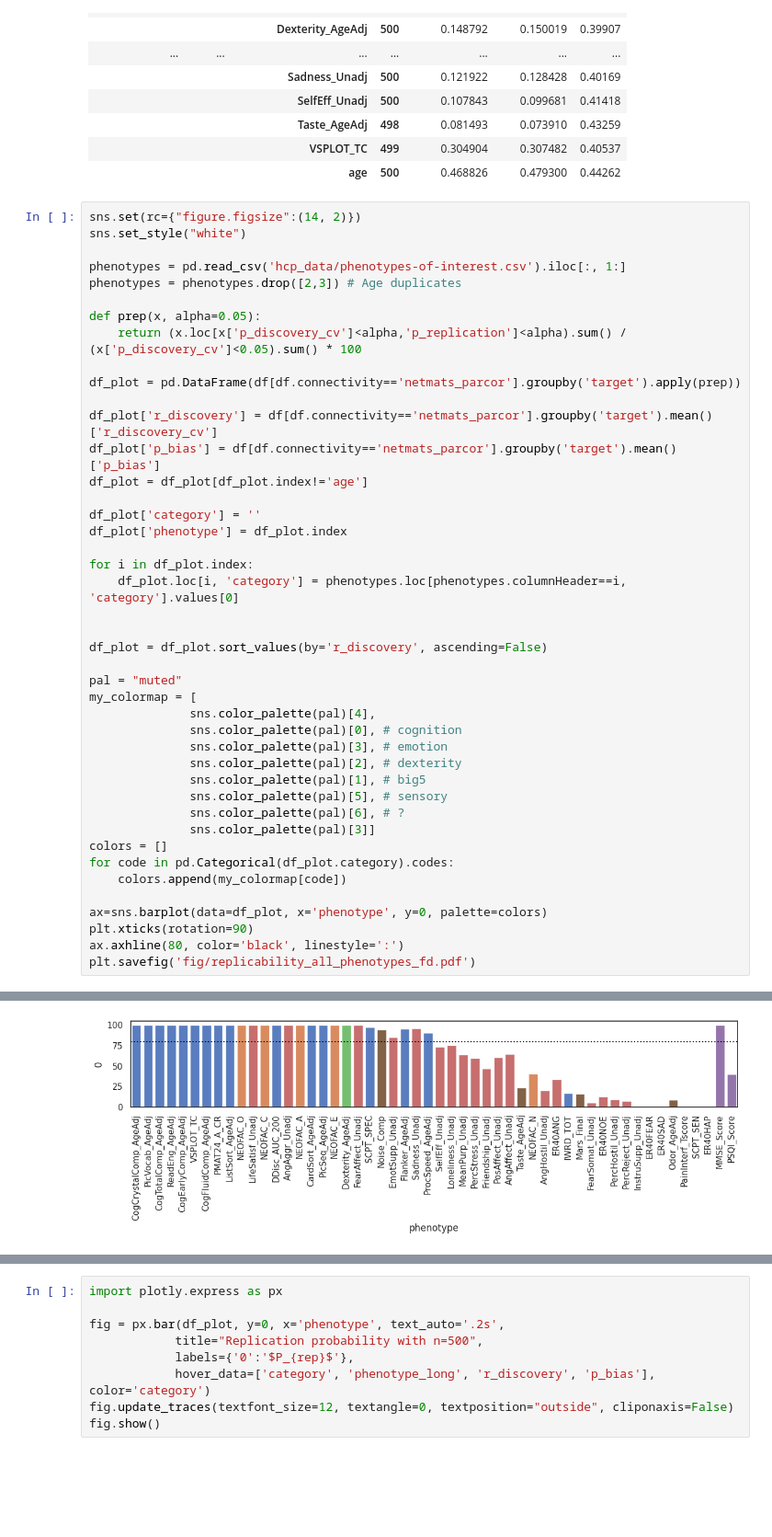
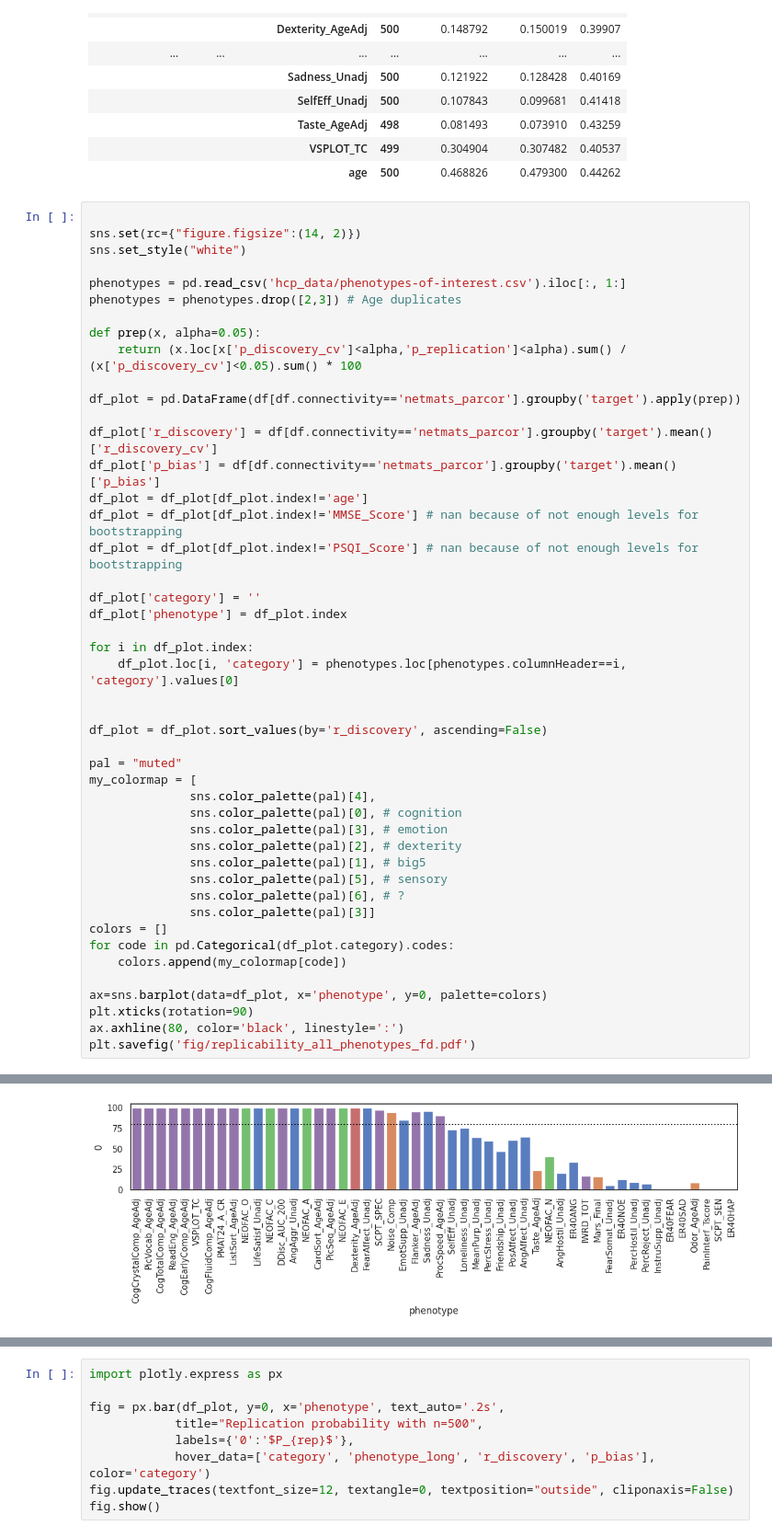
Before and after one commit to spisakt/BWAS_comment, a Jupyter notebook: multivariate_BWAS_replicability_analysis_FC_extensive_motion.ipynb, the cells around one changed output, grey strips where cells are left out. Shown at 92% size. Saved outputs shown, nothing was run; the diff lists cells and outputs as text; blank space fills up the shorter version.

Commit message:
plotly figures patched

```diff
--- a/multivariate_BWAS_replicability_analysis_FC_extensive_motion.ipynb
+++ b/multivariate_BWAS_replicability_analysis_FC_extensive_motion.ipynb
@@ -344,6 +344,7 @@ df.groupby(['connectivity', 'model', 'target', 'n']).mean()[['r_discovery_cv', '
 |  |  | VSPLOT_TC | 499 | 0.304904 | 0.307482 | 0.40537 |
 |  |  | age | 500 | 0.468826 | 0.479300 | 0.44262 |
 # %%
+
 sns.set(rc={"figure.figsize":(14, 2)})
 sns.set_style("white")
 
@@ -358,40 +359,42 @@ df_plot = pd.DataFrame(df[df.connectivity=='netmats_parcor'].groupby('target').a
 df_plot['r_discovery'] = df[df.connectivity=='netmats_parcor'].groupby('target').mean()['r_discovery_cv']
 df_plot['p_bias'] = df[df.connectivity=='netmats_parcor'].groupby('target').mean()['p_bias']
 df_plot = df_plot[df_plot.index!='age']
+df_plot = df_plot[df_plot.index!='MMSE_Score'] # nan because of not enough levels for bootstrapping
+df_plot = df_plot[df_plot.index!='PSQI_Score'] # nan because of not enough levels for bootstrapping
 
 df_plot['category'] = ''
 df_plot['phenotype'] = df_plot.index
 
 for i in df_plot.index:
     df_plot.loc[i, 'category'] = phenotypes.loc[phenotypes.columnHeader==i, 'category'].values[0]
 
 
 df_plot = df_plot.sort_values(by='r_discovery', ascending=False)
 
 pal = "muted"
 my_colormap = [
               sns.color_palette(pal)[4],
               sns.color_palette(pal)[0], # cognition
               sns.color_palette(pal)[3], # emotion
               sns.color_palette(pal)[2], # dexterity
               sns.color_palette(pal)[1], # big5
               sns.color_palette(pal)[5], # sensory
               sns.color_palette(pal)[6], # ?
               sns.color_palette(pal)[3]]
 colors = []
 for code in pd.Categorical(df_plot.category).codes:
     colors.append(my_colormap[code])
 
 ax=sns.barplot(data=df_plot, x='phenotype', y=0, palette=colors)
 plt.xticks(rotation=90)
 ax.axhline(80, color='black', linestyle=':')
 plt.savefig('fig/replicability_all_phenotypes_fd.pdf')
 # %% [output]
 The default value of numeric_only in DataFrameGroupBy.mean is deprecated. In a future version, numeric_only will default to False. Either specify numeric_only or select only columns which should be va ...
 
 
 The default value of numeric_only in DataFrameGroupBy.mean is deprecated. In a future version, numeric_only will default to False. Either specify numeric_only or select only columns which should be va ...
-[figure, old version]
+[figure, new version]
 # %%
 ax=sns.barplot(data=df_plot, x='phenotype', y='r_discovery', palette=colors)
 plt.xticks(rotation=90)
```
Also changed, not shown: parts of 7 cells of this notebook, 1 other file.
